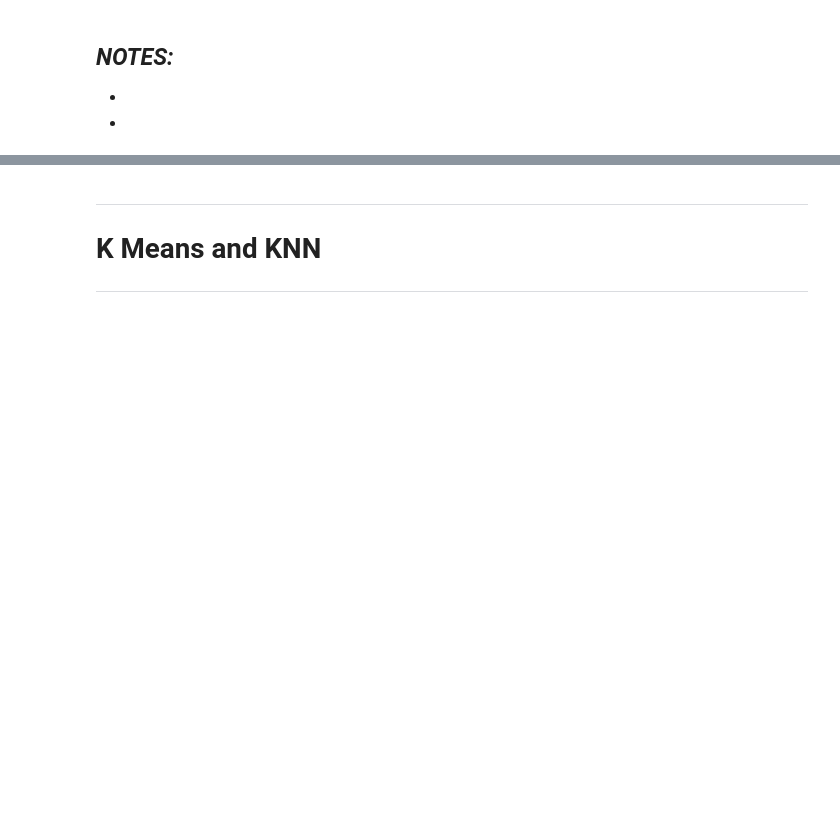
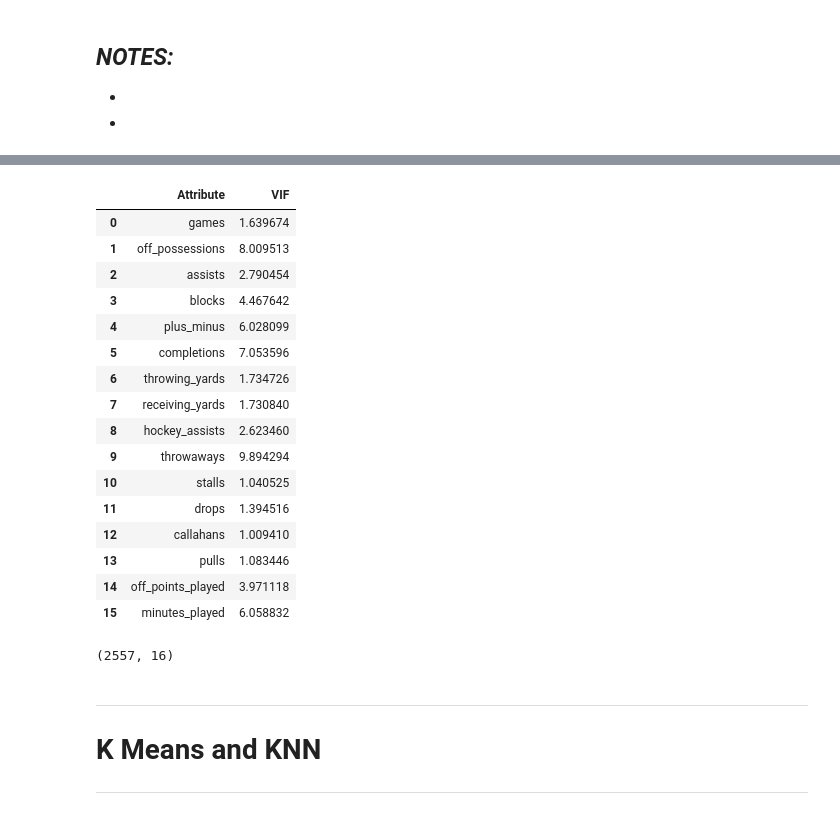
Before and after one commit to g-lorenzo/audl_ds, a Jupyter notebook: P2 - Player Categorization.ipynb, the cells around one changed output, grey strips where cells are left out. Cells and saved outputs as stored; diff of their text form; code cells hidden in the pictures; blank space fills up the shorter version.

```diff
--- a/P2 - Player Categorization.ipynb
+++ b/P2 - Player Categorization.ipynb
@@ -350,3 +410,37 @@ Text(0.5, 1.0, 'Scaled Data PCA (n=2)')
+# %%
+drop_cols = ['points_played', 'goals', 'scores', 'total_yards', 'def_points_played']
+
+vif_data = scaled_df[[i for i in scaled_df.columns if i not in drop_cols]]
+vif_values = pd.DataFrame()
+
+vif_values['Attribute'] = vif_data.columns
+vif_values['VIF'] = [variance_inflation_factor(vif_data.values, i) for i in range(len(vif_data.columns)) ]
+vif_values
+# %% [output]
+|  | Attribute | VIF |
+| 0 | games | 1.639674 |
+| 1 | off_possessions | 8.009513 |
+| 2 | assists | 2.790454 |
+| 3 | blocks | 4.467642 |
+| 4 | plus_minus | 6.028099 |
+| 5 | completions | 7.053596 |
+| 6 | throwing_yards | 1.734726 |
+| 7 | receiving_yards | 1.730840 |
+| 8 | hockey_assists | 2.623460 |
+| 9 | throwaways | 9.894294 |
+| 10 | stalls | 1.040525 |
+| 11 | drops | 1.394516 |
+| 12 | callahans | 1.009410 |
+| 13 | pulls | 1.083446 |
+| 14 | off_points_played | 3.971118 |
+| 15 | minutes_played | 6.058832 |
+# %%
+normal_linear = df
+df = vif_data
+
+df.shape # TODO: This should be done after train/test splitting
+# %% [output]
+(2557, 16)
 # %% [markdown]
 ---------------------------
 # <a class="anchor" id="linkLR">K Means and KNN</a>
```
Also changed, not shown: parts of 15 cells of this notebook.
